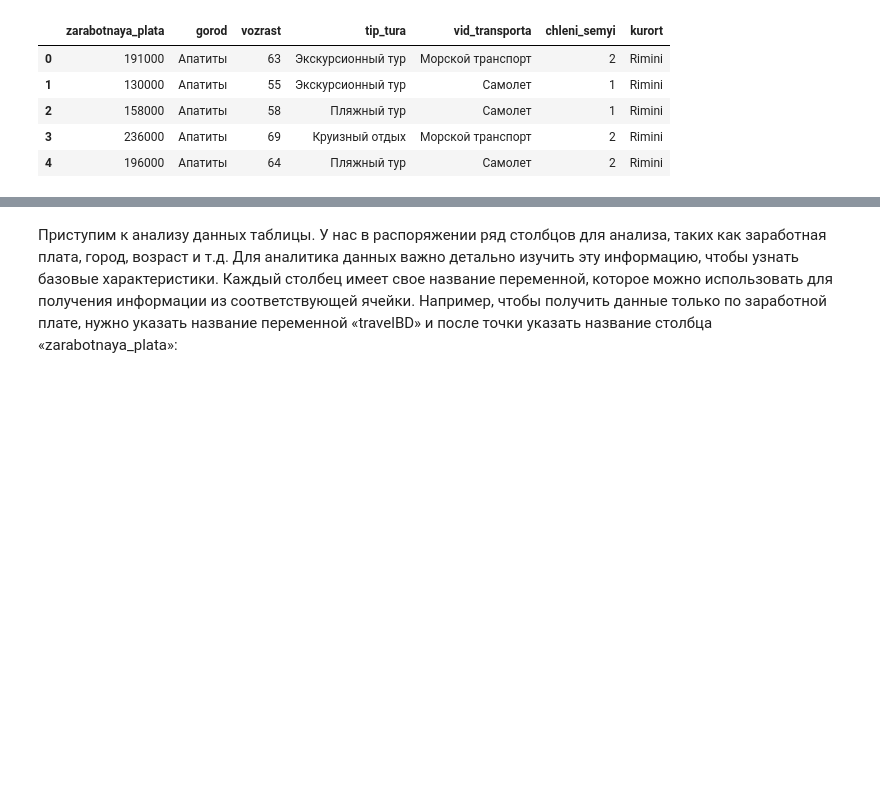
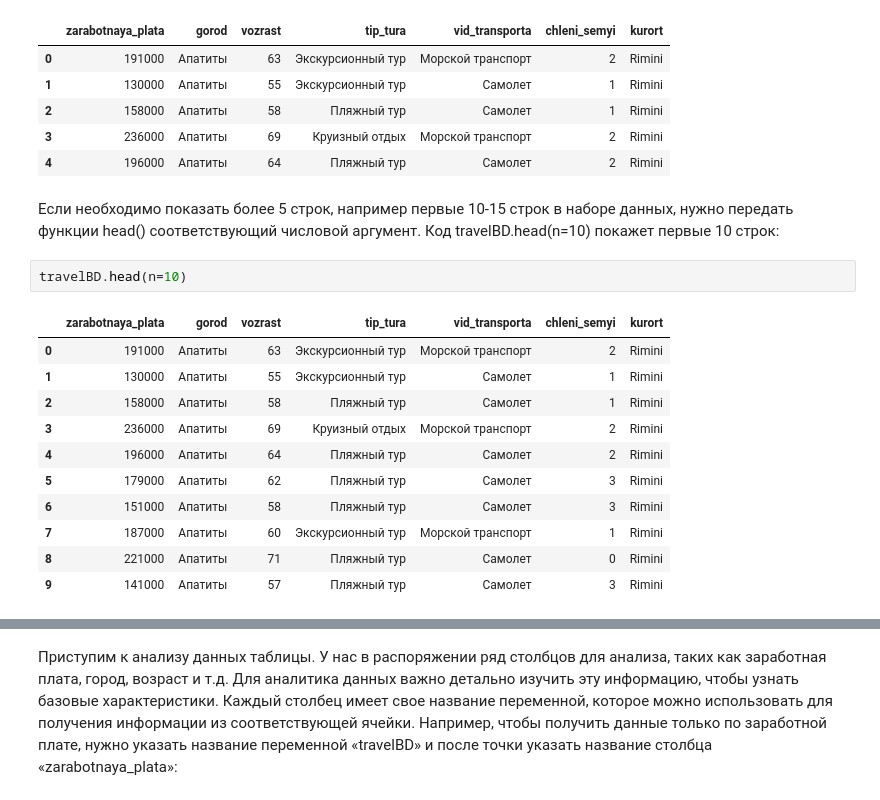
Before and after one commit to Lisica050521/Travel_Suggest, a Jupyter notebook: travel_suggest_model.ipynb, the cells around one changed output, grey strips where cells are left out. Saved outputs shown, nothing was run; the diff lists cells and outputs as text; blank space fills up the shorter version.

Commit message:
Корректировка базы данных и первой части

```diff
--- a/travel_suggest_model.ipynb
+++ b/travel_suggest_model.ipynb
@@ -22,3 +22,19 @@ travelBD.head() # Выводит первые несколько строк
 | 2 | 158000 | Апатиты | 58 | Пляжный тур | Самолет | 1 | Rimini |
 | 3 | 236000 | Апатиты | 69 | Круизный отдых | Морской транспорт | 2 | Rimini |
 | 4 | 196000 | Апатиты | 64 | Пляжный тур | Самолет | 2 | Rimini |
+# %% [markdown]
+Если необходимо показать более 5 строк, например первые 10-15 строк в наборе данных, нужно передать функции head() соответствующий числовой аргумент. Код travelBD.head(n=10) покажет первые 10 строк:
+# %%
+travelBD.head(n=10)
+# %% [output]
+|  | zarabotnaya_plata | gorod | vozrast | tip_tura | vid_transporta | chleni_semyi | kurort |
+| 0 | 191000 | Апатиты | 63 | Экскурсионный тур | Морской транспорт | 2 | Rimini |
+| 1 | 130000 | Апатиты | 55 | Экскурсионный тур | Самолет | 1 | Rimini |
+| 2 | 158000 | Апатиты | 58 | Пляжный тур | Самолет | 1 | Rimini |
+| 3 | 236000 | Апатиты | 69 | Круизный отдых | Морской транспорт | 2 | Rimini |
+| 4 | 196000 | Апатиты | 64 | Пляжный тур | Самолет | 2 | Rimini |
+| 5 | 179000 | Апатиты | 62 | Пляжный тур | Самолет | 3 | Rimini |
+| 6 | 151000 | Апатиты | 58 | Пляжный тур | Самолет | 3 | Rimini |
+| 7 | 187000 | Апатиты | 60 | Экскурсионный тур | Морской транспорт | 1 | Rimini |
+| 8 | 221000 | Апатиты | 71 | Пляжный тур | Самолет | 0 | Rimini |
+| 9 | 141000 | Апатиты | 57 | Пляжный тур | Самолет | 3 | Rimini |
```
Also changed, not shown: parts of 31 cells of this notebook, 1 other file.
